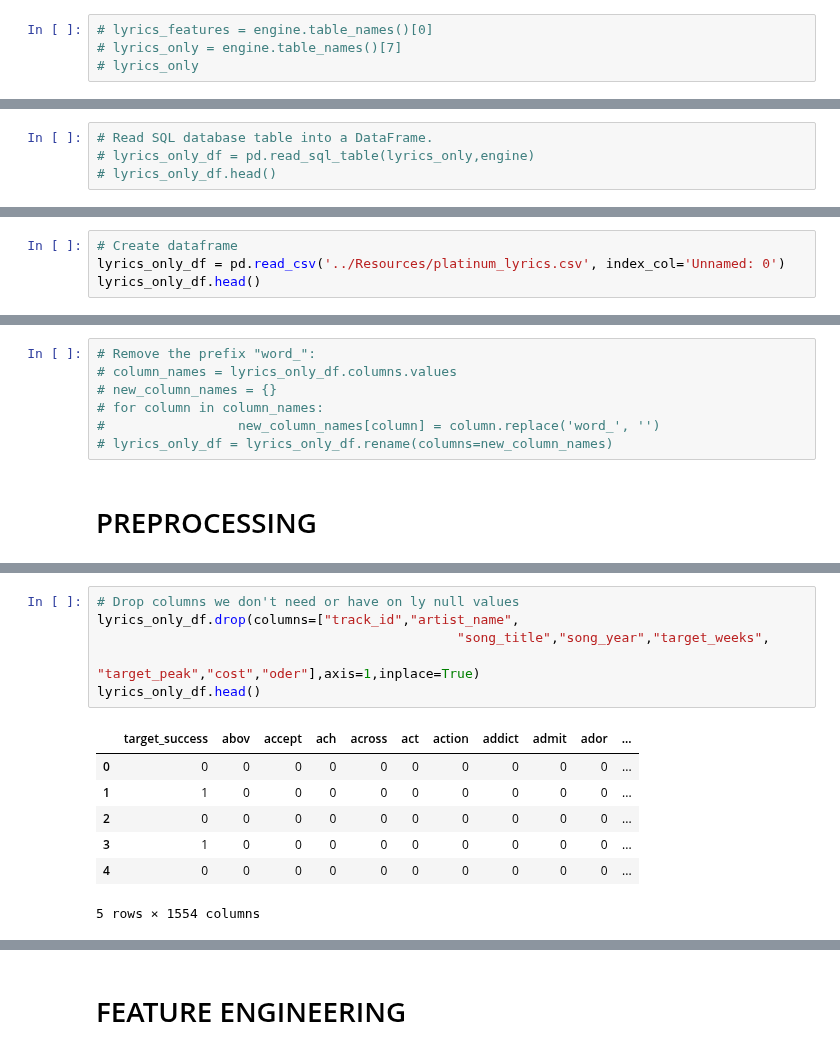
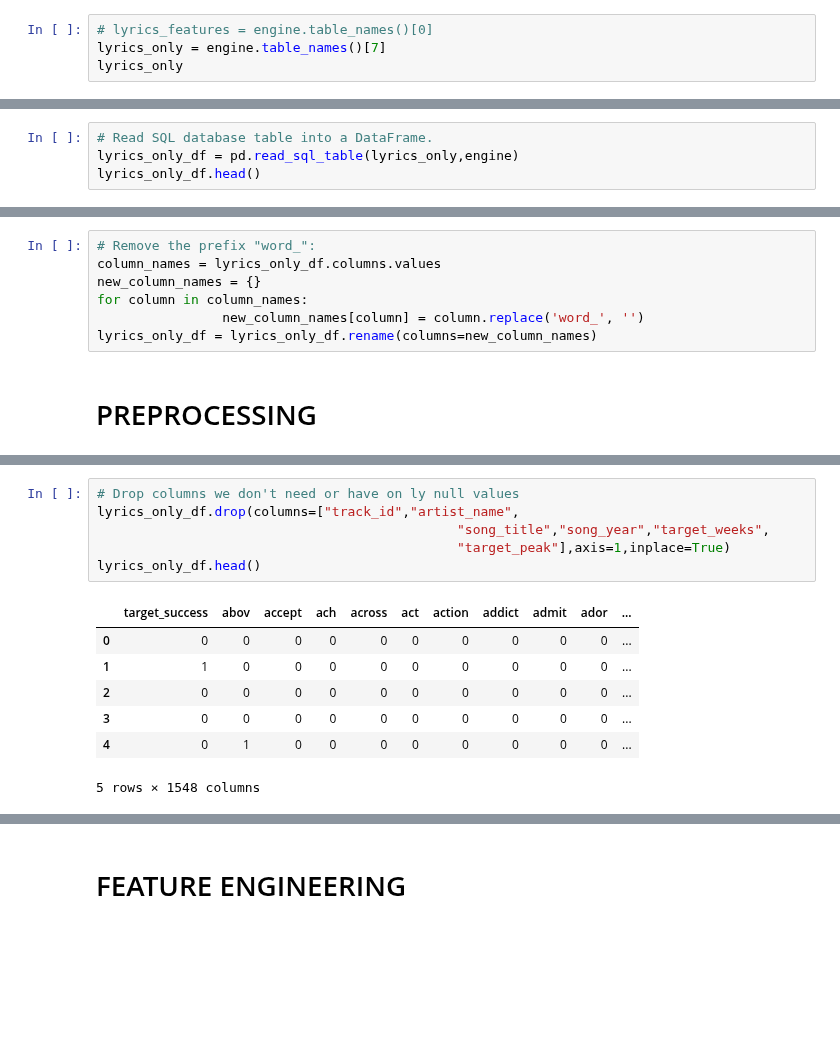
Before and after one commit to jwade688/platinum_lyric_project, a Jupyter notebook: ML/ML_model_v2.ipynb, the cells around one changed output, grey strips where cells are left out. Saved outputs shown, nothing was run; the diff lists cells and outputs as text; blank space fills up the shorter version.

```diff
--- a/ML/ML_model_v2.ipynb
+++ b/ML/ML_model_v2.ipynb
@@ -39,4 +38,4 @@ import statsmodels.formula.api as sm
 # %%
 # lyrics_features = engine.table_names()[0]
-# lyrics_only = engine.table_names()[7]
-# lyrics_only
+lyrics_only = engine.table_names()[7]
+lyrics_only
@@ -43,4 +44,4 @@ import statsmodels.formula.api as sm
 # %%
 # Read SQL database table into a DataFrame.
-# lyrics_only_df = pd.read_sql_table(lyrics_only,engine)
-# lyrics_only_df.head()
+lyrics_only_df = pd.read_sql_table(lyrics_only,engine)
+lyrics_only_df.head()
@@ -47,4 +55,0 @@ import statsmodels.formula.api as sm
-# %%
-# Create dataframe
-lyrics_only_df = pd.read_csv('../Resources/platinum_lyrics.csv', index_col='Unnamed: 0')
-lyrics_only_df.head()
@@ -59,10 +56,10 @@ lyrics_only_df.head()
 # %%
 # Remove the prefix "word_":
-# column_names = lyrics_only_df.columns.values
-# new_column_names = {}
-# for column in column_names:
-#                 new_column_names[column] = column.replace('word_', '')
-# lyrics_only_df = lyrics_only_df.rename(columns=new_column_names)
+column_names = lyrics_only_df.columns.values
+new_column_names = {}
+for column in column_names:
+                new_column_names[column] = column.replace('word_', '')
+lyrics_only_df = lyrics_only_df.rename(columns=new_column_names)
 # %% [markdown]
 # PREPROCESSING
 # %%
@@ -104,17 +97,17 @@ dtype: int64
 # %%
 # Drop columns we don't need or have on ly null values
 lyrics_only_df.drop(columns=["track_id","artist_name",
                                               "song_title","song_year","target_weeks",
-                                              "target_peak","cost","oder"],axis=1,inplace=True)
+                                              "target_peak"],axis=1,inplace=True)
 lyrics_only_df.head()
 # %% [output]
 |  | target_success | abov | accept | ach | across | act | action | addict | admit | ador | ... |
 | 0 | 0 | 0 | 0 | 0 | 0 | 0 | 0 | 0 | 0 | 0 | ... |
 | 1 | 1 | 0 | 0 | 0 | 0 | 0 | 0 | 0 | 0 | 0 | ... |
 | 2 | 0 | 0 | 0 | 0 | 0 | 0 | 0 | 0 | 0 | 0 | ... |
-| 3 | 1 | 0 | 0 | 0 | 0 | 0 | 0 | 0 | 0 | 0 | ... |
-| 4 | 0 | 0 | 0 | 0 | 0 | 0 | 0 | 0 | 0 | 0 | ... |
+| 3 | 0 | 0 | 0 | 0 | 0 | 0 | 0 | 0 | 0 | 0 | ... |
+| 4 | 0 | 1 | 0 | 0 | 0 | 0 | 0 | 0 | 0 | 0 | ... |
-5 rows × 1554 columns
+5 rows × 1548 columns
 # %%
 # Get data types
 for dtype in lyrics_only_df.dtypes:
```
Also changed, not shown: parts of 46 cells of this notebook, 2 other files.
